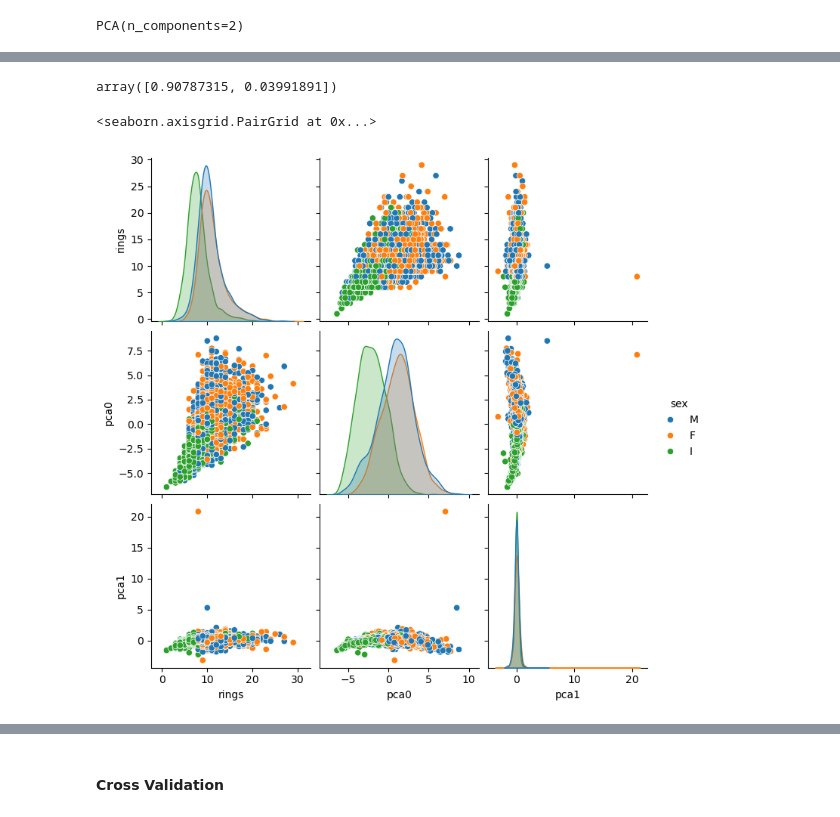
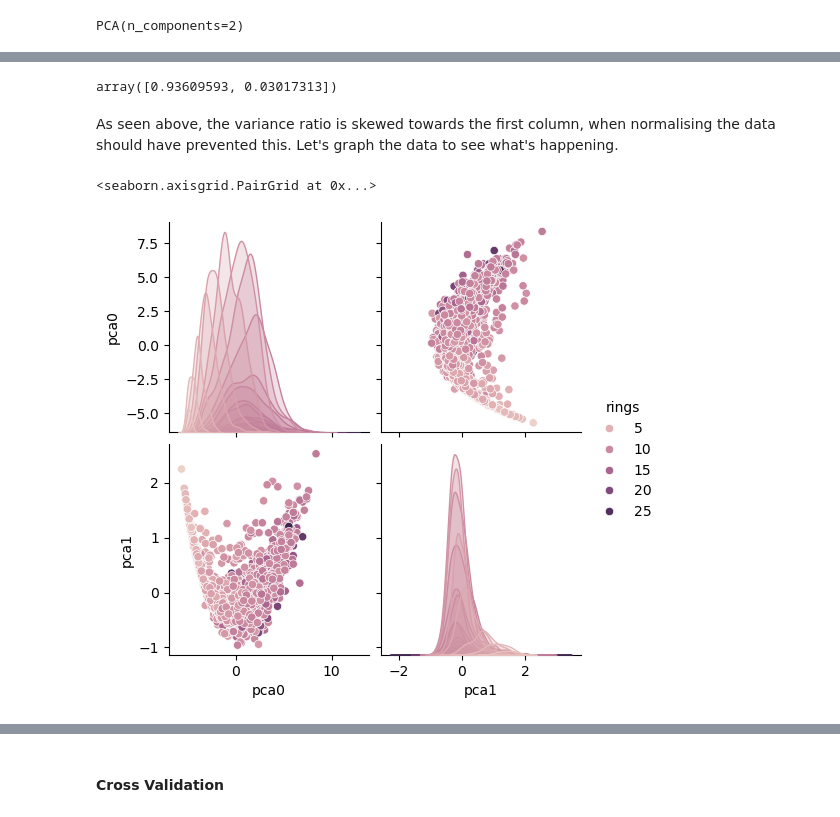
Before and after one commit to ByketPoe/efarrellMLAug2024, a Jupyter notebook: abalone.ipynb, the cells around one changed output, grey strips where cells are left out. Saved outputs shown, nothing was run; the diff lists cells and outputs as text; code cells hidden in the pictures.

Commit message:
Added new go for PCA to try even ratio

```diff
--- a/abalone.ipynb
+++ b/abalone.ipynb
@@ -406,14 +401,17 @@ array([[-1.75601906, -0.39053219],
-# %%
-pca.explained_variance_ratio_ # same as when not transformed. Why?
-# %% [output]
-array([0.90787315, 0.03991891])
+# %%
+# Ratio is not evenly distributed.
+pca.explained_variance_ratio_
+# %% [output]
+array([0.93609593, 0.03017313])
+# %% [markdown]
+As seen above, the variance ratio is skewed towards the first column, when normalising the data should have prevented this. Let's graph the data to see what's happening.
 # %%
-df_Xtrans_pca = pd.DataFrame(df[['sex','rings']])
+# Combine transformed data with the output data rings
+df_Xtrans_pca = pd.DataFrame(df[['rings']])
 df_Xtrans_pca['pca0'] =  Xtrans_pca[:, 0]
 df_Xtrans_pca['pca1'] =  Xtrans_pca[:, 1]
 # %%
-
-sns.pairplot(df_Xtrans_pca, hue='sex')
+sns.pairplot(df_Xtrans_pca, hue='rings')
 # %% [output]
 <seaborn.axisgrid.PairGrid at 0x...>
-[figure, old version]
+[figure, new version]
```
Also changed, not shown: parts of 24 cells of this notebook.
